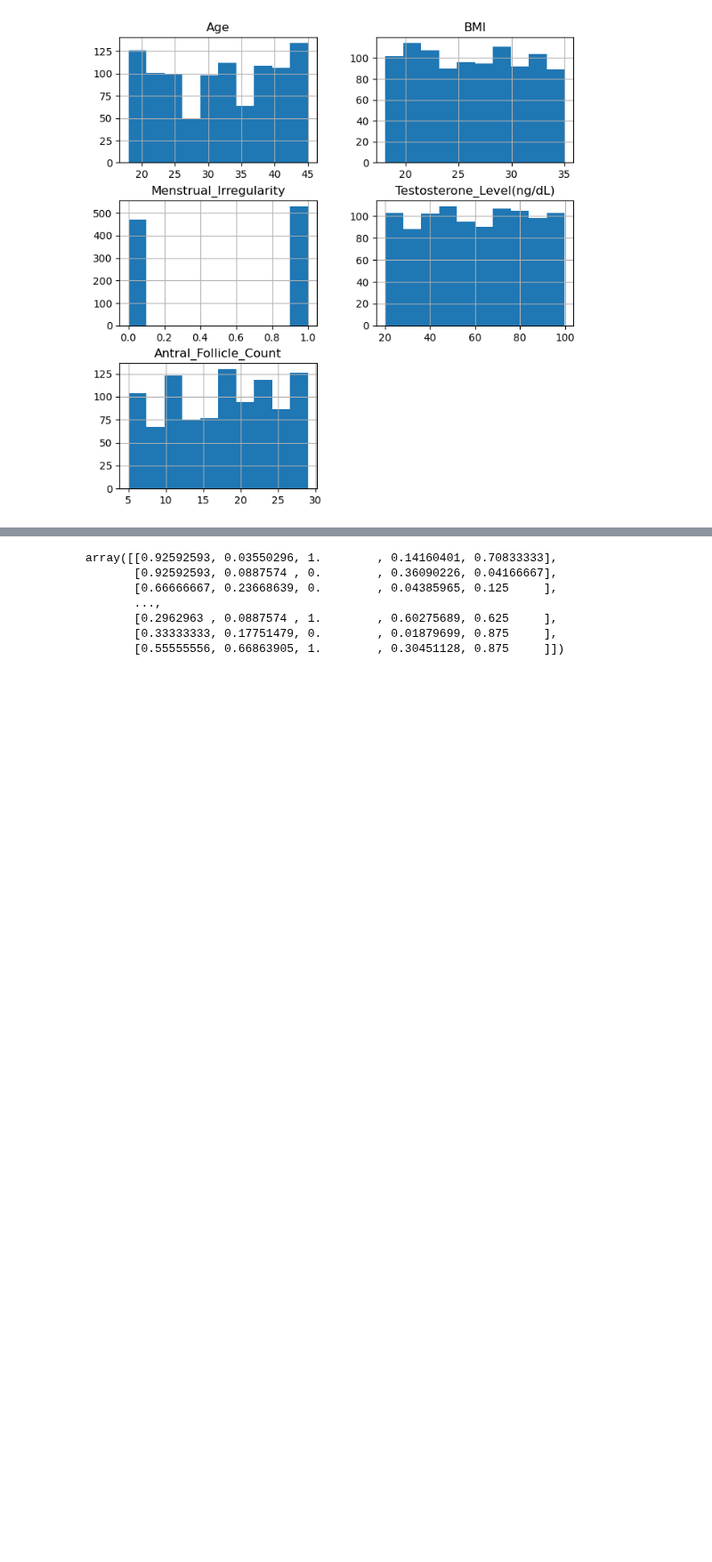
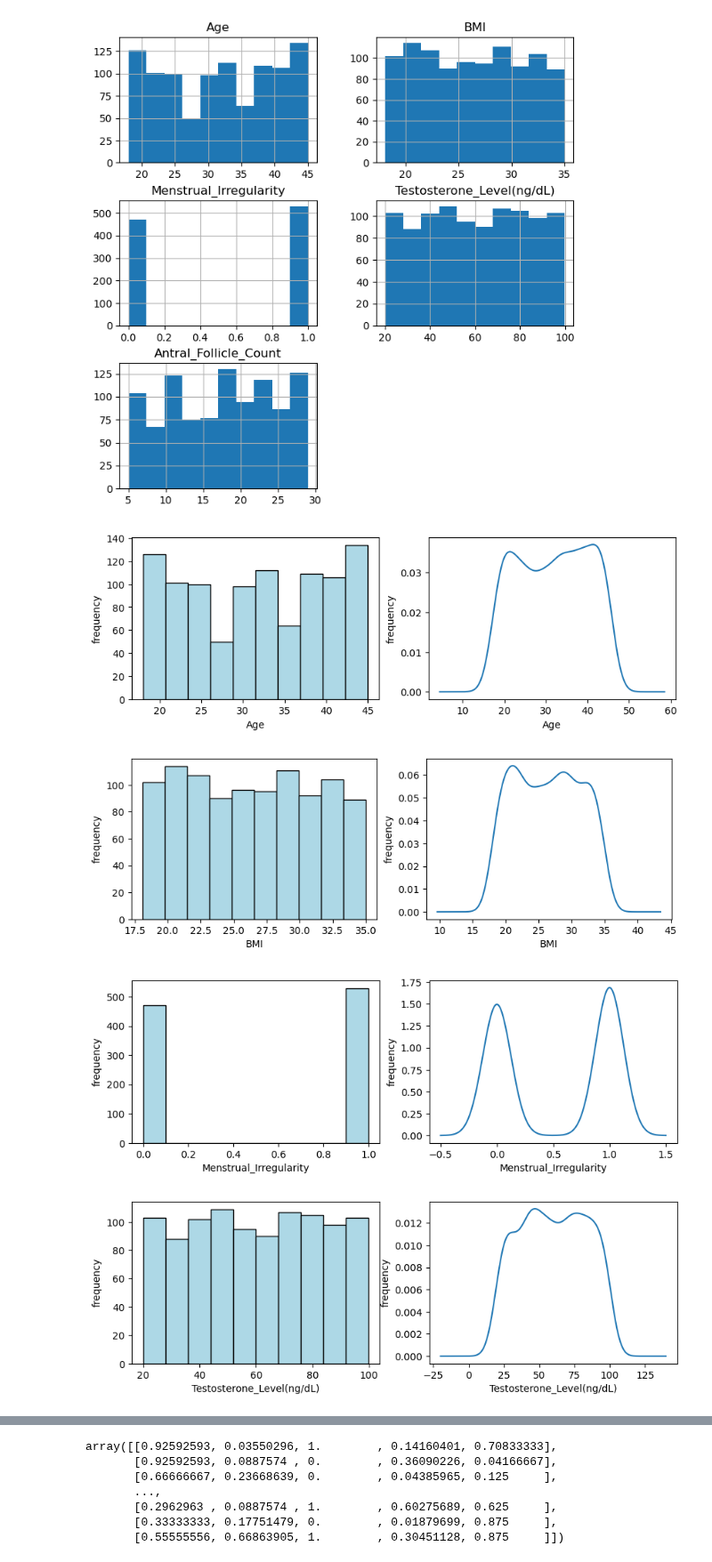
Before and after one commit to Parmida79/baldr, a Jupyter notebook: data/has_pcos_predictor.ipynb, the cells around one changed output, grey strips where cells are left out. Shown at 89% size. Cells and saved outputs as stored; diff of their text form; code cells hidden in the pictures; blank space fills up the shorter version.

```diff
--- a/data/has_pcos_predictor.ipynb
+++ b/data/has_pcos_predictor.ipynb
@@ -80,3 +103,20 @@ array([[<Axes: title={'center': 'Age'}>, <Axes: title={'center': 'BMI'}>],
        [<Axes: title={'center': 'Antral_Follicle_Count'}>, <Axes: >]],
       dtype=object)
 [figure]
+# %%
+for i in features:
+    plt.figure(figsize=(10,3))
+    plt.subplot(1, 2, 1)
+    pcos_dataset[i].plot(kind='hist', color='lightblue', edgecolor='black')
+    plt.ylabel('frequency')
+    plt.xlabel(i)
+
+    plt.subplot(1, 2, 2)
+    pcos_dataset[i].plot(kind='kde')
+    plt.ylabel('frequency')
+    plt.xlabel(i)
+# %% [output]
+[figure, added]
+[figure, added]
+[figure, added]
+[figure, added]
```
Also changed, not shown: parts of 21 cells of this notebook.
